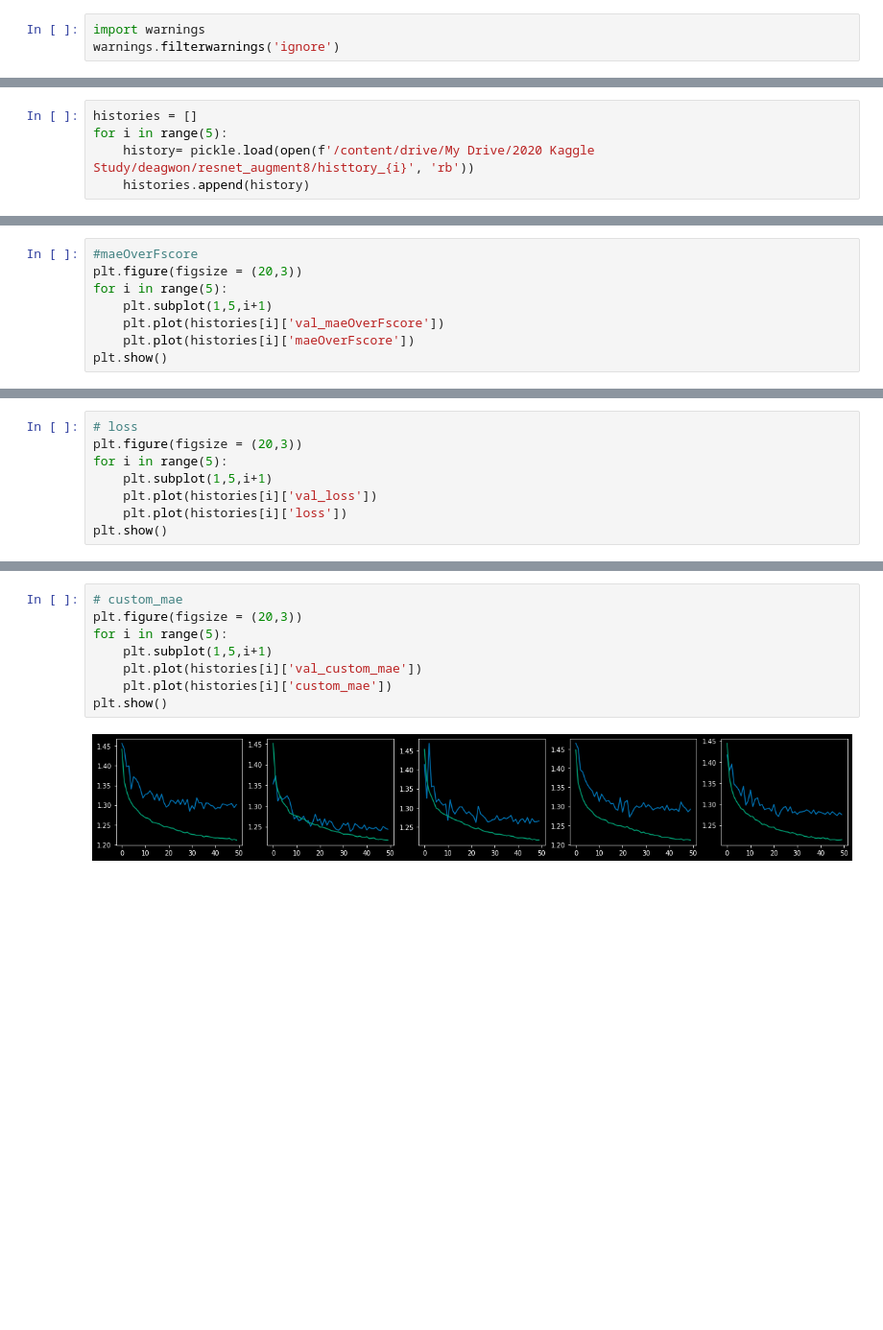
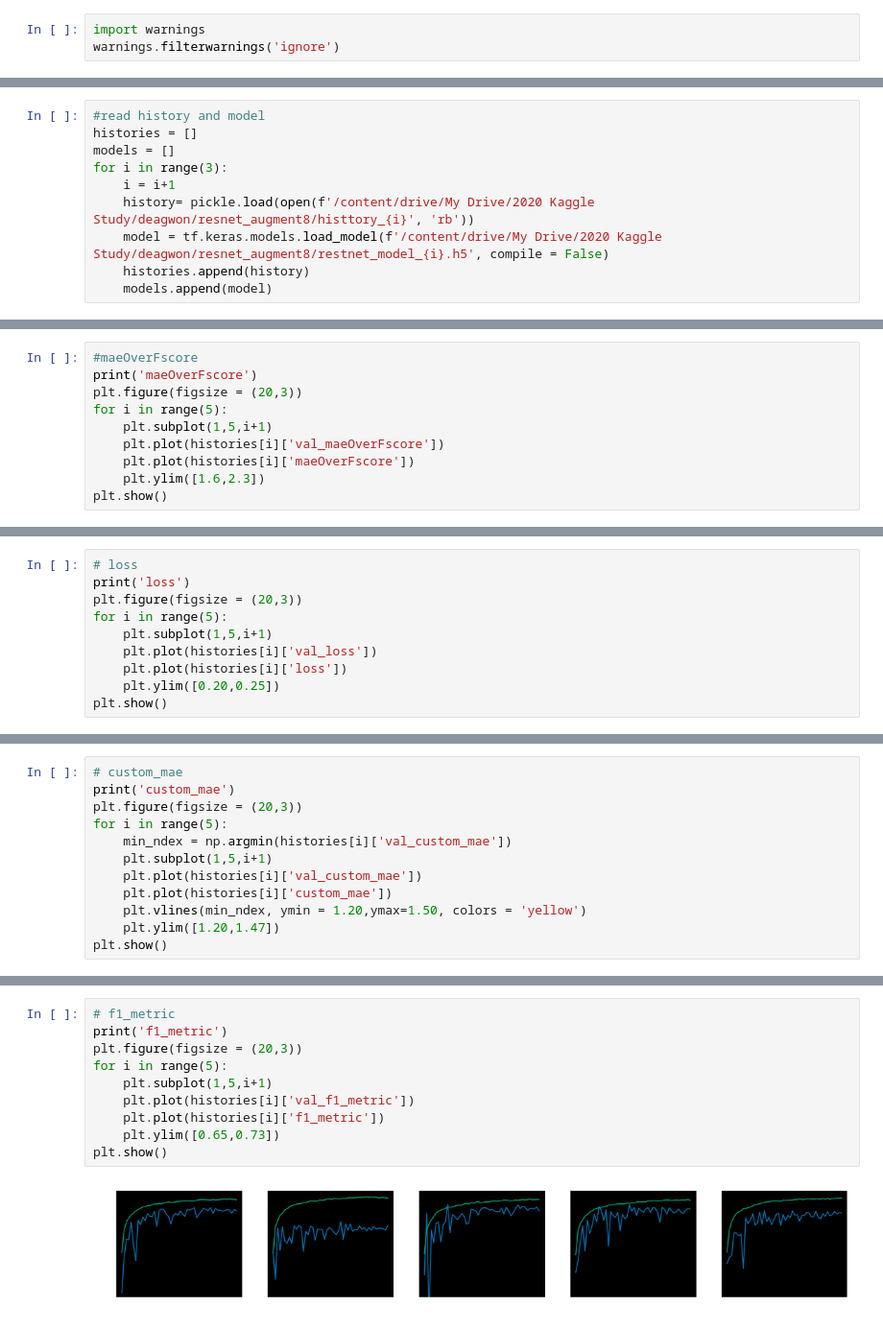
Before and after one commit to deagwon97/dacon-satellite-precipitation, a Jupyter notebook: ResNet_base_model_TPU.ipynb, the cells around one changed output, grey strips where cells are left out. Shown at 96% size. Saved outputs shown, nothing was run; the diff lists cells and outputs as text; blank space fills up the shorter version.

```diff
--- a/ResNet_base_model_TPU.ipynb
+++ b/ResNet_base_model_TPU.ipynb
@@ -385,5 +412,10 @@ for train_idx, val_idx in k_fold.split(train):
 # %%
+#read history and model
 histories = []
-for i in range(5):
+models = []
+for i in range(3):
+    i = i+1
     history= pickle.load(open(f'/content/drive/My Drive/2020 Kaggle Study/deagwon/resnet_augment8/histtory_{i}', 'rb'))
+    model = tf.keras.models.load_model(f'/content/drive/My Drive/2020 Kaggle Study/deagwon/resnet_augment8/restnet_model_{i}.h5', compile = False)
     histories.append(history)
+    models.append(model)
@@ -390,9 +424,11 @@ for i in range(5):
 # %%
 #maeOverFscore
+print('maeOverFscore')
 plt.figure(figsize = (20,3))
 for i in range(5):
     plt.subplot(1,5,i+1)
     plt.plot(histories[i]['val_maeOverFscore'])
     plt.plot(histories[i]['maeOverFscore'])
+    plt.ylim([1.6,2.3])
 plt.show()
 # %% [output]
@@ -400,9 +436,11 @@ plt.show()
 # %%
 # loss
+print('loss')
 plt.figure(figsize = (20,3))
 for i in range(5):
     plt.subplot(1,5,i+1)
     plt.plot(histories[i]['val_loss'])
     plt.plot(histories[i]['loss'])
+    plt.ylim([0.20,0.25])
 plt.show()
 # %% [output]
@@ -409,0 +448,12 @@ plt.show()
+# %%
+# custom_mae
+print('custom_mae')
+plt.figure(figsize = (20,3))
+for i in range(5):
+    min_ndex = np.argmin(histories[i]['val_custom_mae'])
+    plt.subplot(1,5,i+1)
+    plt.plot(histories[i]['val_custom_mae'])
+    plt.plot(histories[i]['custom_mae'])
+    plt.vlines(min_ndex, ymin = 1.20,ymax=1.50, colors = 'yellow')
+    plt.ylim([1.20,1.47])
+plt.show()
@@ -410,10 +462,12 @@ plt.show()
 # %%
-# custom_mae
+# f1_metric
+print('f1_metric')
 plt.figure(figsize = (20,3))
 for i in range(5):
     plt.subplot(1,5,i+1)
-    plt.plot(histories[i]['val_custom_mae'])
-    plt.plot(histories[i]['custom_mae'])
+    plt.plot(histories[i]['val_f1_metric'])
+    plt.plot(histories[i]['f1_metric'])
+    plt.ylim([0.65,0.73])
 plt.show()
 # %% [output]
-[figure, old version]
+[figure, new version]
```
Also changed, not shown: parts of 16 cells of this notebook.
